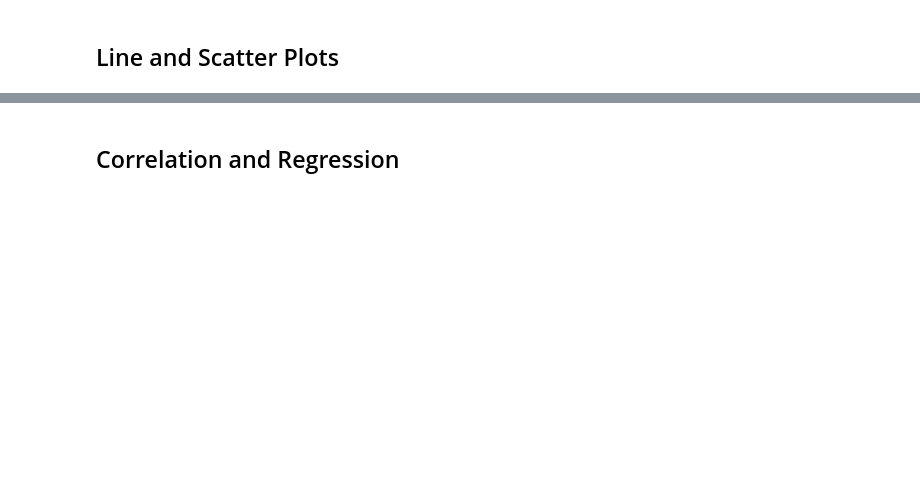
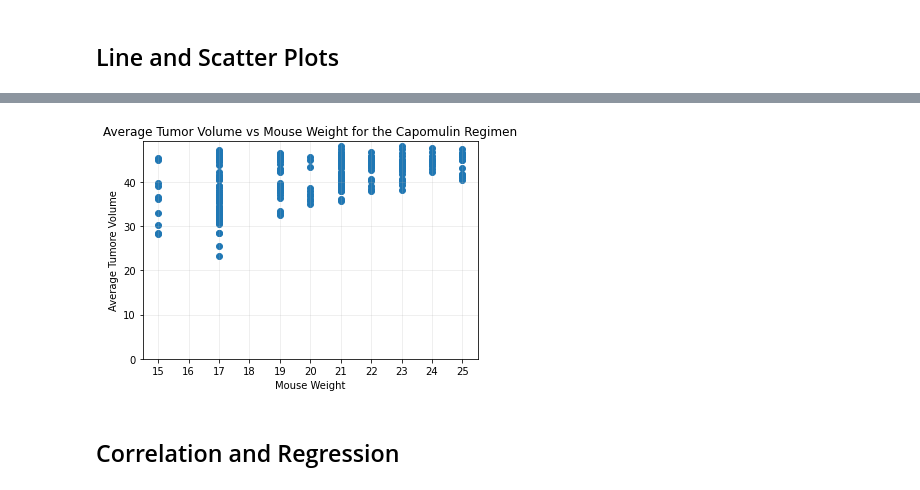
Before and after one commit to shaff183/Matplotlib-challenge, a Jupyter notebook: Pymaceuticals/main.ipynb, the cells around one changed output, grey strips where cells are left out. Saved outputs shown, nothing was run; the diff lists cells and outputs as text; code cells hidden in the pictures; blank space fills up the shorter version.

```diff
--- a/Pymaceuticals/main.ipynb
+++ b/Pymaceuticals/main.ipynb
@@ -266,11 +297,15 @@ plt.show()
 # %%
 # Generate a scatter plot of average tumor volume vs. mouse weight for the Capomulin regimen
 plt.scatter(drug_capomulin['Weight (g)'], drug_capomulin['Tumor Volume (mm3)'])
 plt.title("Average Tumor Volume vs Mouse Weight for the Capomulin Regimen")
 plt.xlabel("Mouse Weight")
 plt.ylabel("Average Tumore Volume")
+plt.ylim(0, max(drug_capomulin["Tumor Volume (mm3)"])+1)
+plt.xticks(np.arange(min(drug_capomulin['Weight (g)']), max(drug_capomulin['Weight (g)'])+1, 1.0))
 plt.grid(alpha=.25)
 plt.show()
+# %% [output]
+[figure, added]
 # %% [markdown]
 ## Correlation and Regression
 # %%
```
Also changed, not shown: parts of 7 cells of this notebook, 1 other file.
